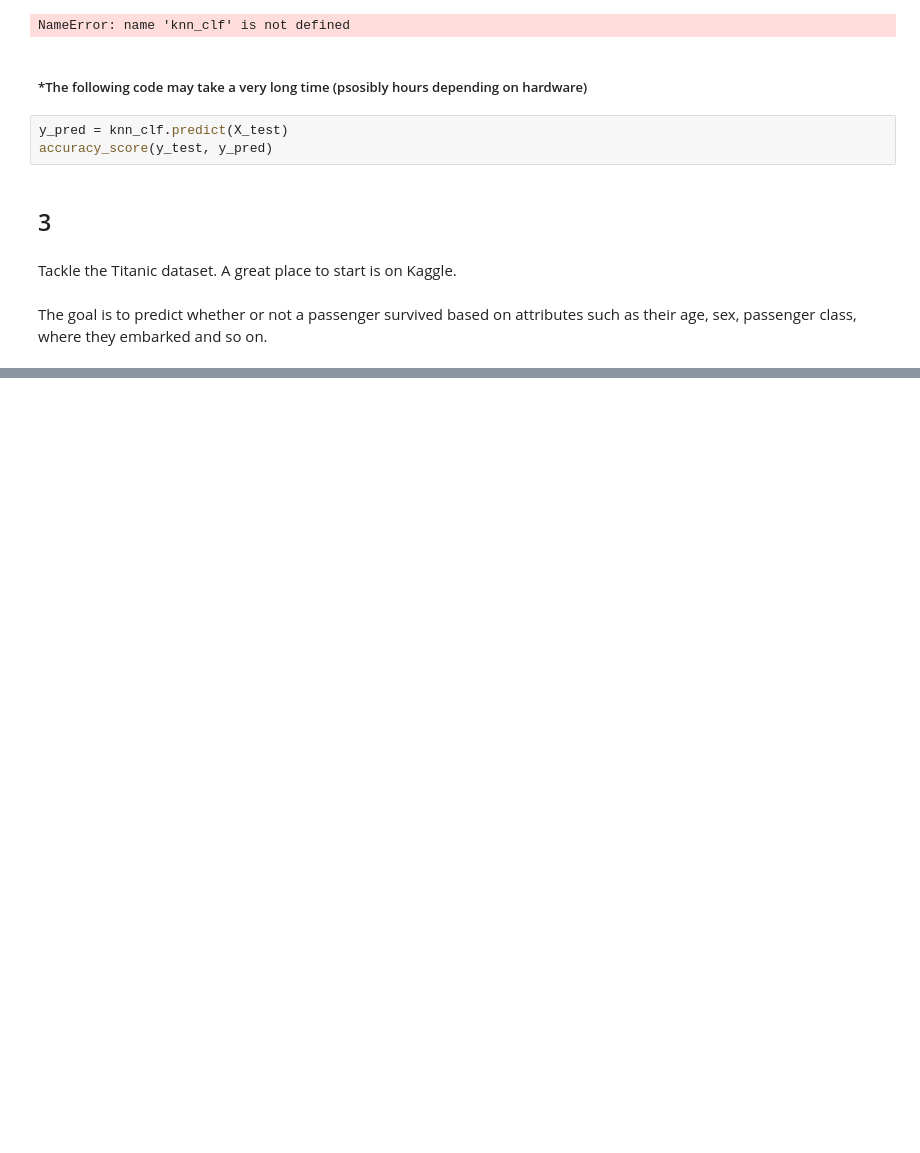
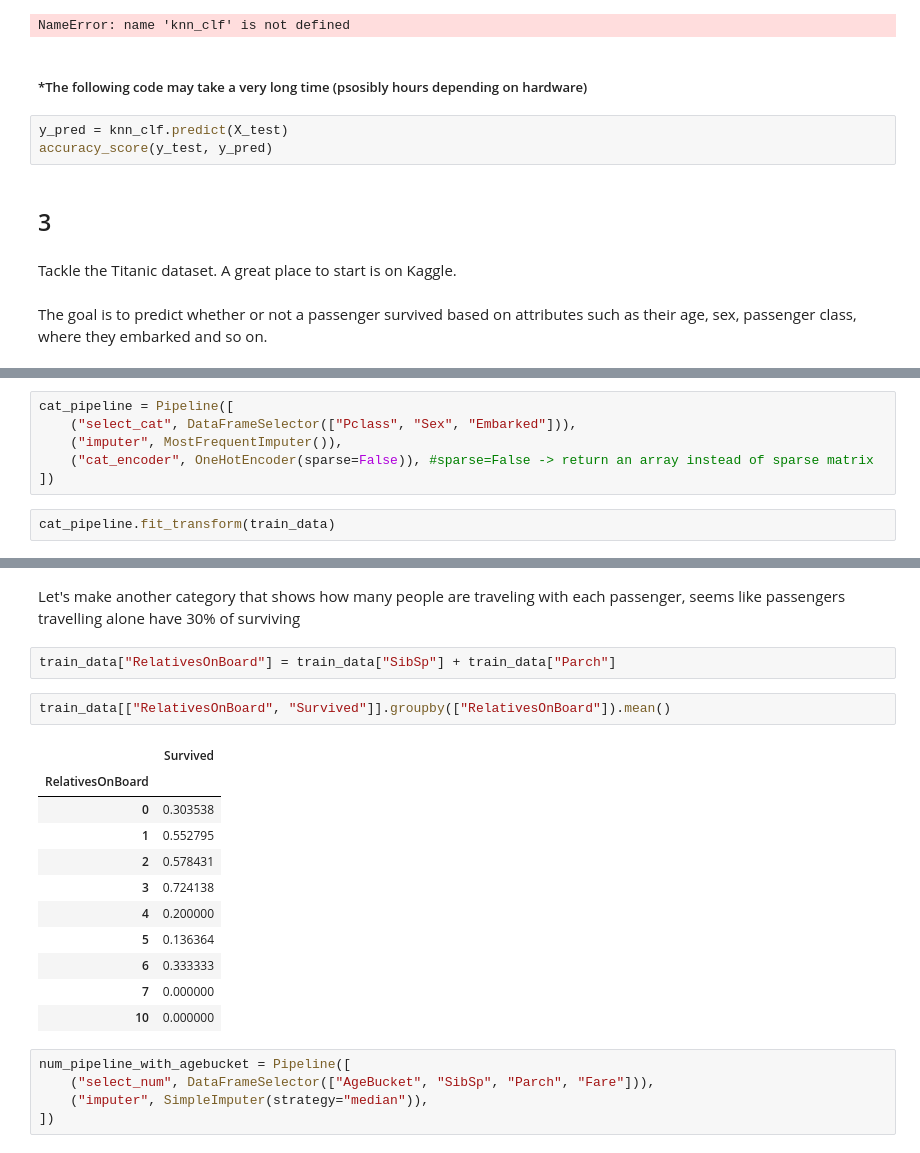
Before and after one commit to MarkJasonE/-HandsOnML-MNIST-Exercise, a Jupyter notebook: MNIST.ipynb, the cells around one changed output, grey strips where cells are left out. Saved outputs shown, nothing was run; the diff lists cells and outputs as text; blank space fills up the shorter version.

```diff
--- a/MNIST.ipynb
+++ b/MNIST.ipynb
@@ -791,0 +960,8 @@ The goal is to predict whether or not a passenger survived based on attributes s
+# %%
+cat_pipeline = Pipeline([
+    ("select_cat", DataFrameSelector(["Pclass", "Sex", "Embarked"])),
+    ("imputer", MostFrequentImputer()),
+    ("cat_encoder", OneHotEncoder(sparse=False)), #sparse=False -> return an array instead of sparse matrix
+])
+# %%
+cat_pipeline.fit_transform(train_data)
@@ -791,0 +1053,23 @@ The goal is to predict whether or not a passenger survived based on attributes s
+# %% [markdown]
+Let's make another category that shows how many people are traveling with each passenger, seems like passengers travelling alone have 30% of surviving
+# %%
+train_data["RelativesOnBoard"] = train_data["SibSp"] + train_data["Parch"]
+# %%
+train_data[["RelativesOnBoard", "Survived"]].groupby(["RelativesOnBoard"]).mean()
+# %% [output]
+|  | Survived |
+| RelativesOnBoard |  |
+| 0 | 0.303538 |
+| 1 | 0.552795 |
+| 2 | 0.578431 |
+| 3 | 0.724138 |
+| 4 | 0.200000 |
+| 5 | 0.136364 |
+| 6 | 0.333333 |
+| 7 | 0.000000 |
+| 10 | 0.000000 |
+# %%
+num_pipeline_with_agebucket = Pipeline([
+    ("select_num", DataFrameSelector(["AgeBucket", "SibSp", "Parch", "Fare"])),
+    ("imputer", SimpleImputer(strategy="median")),
+])
```
Also changed, not shown: parts of 56 cells of this notebook.
